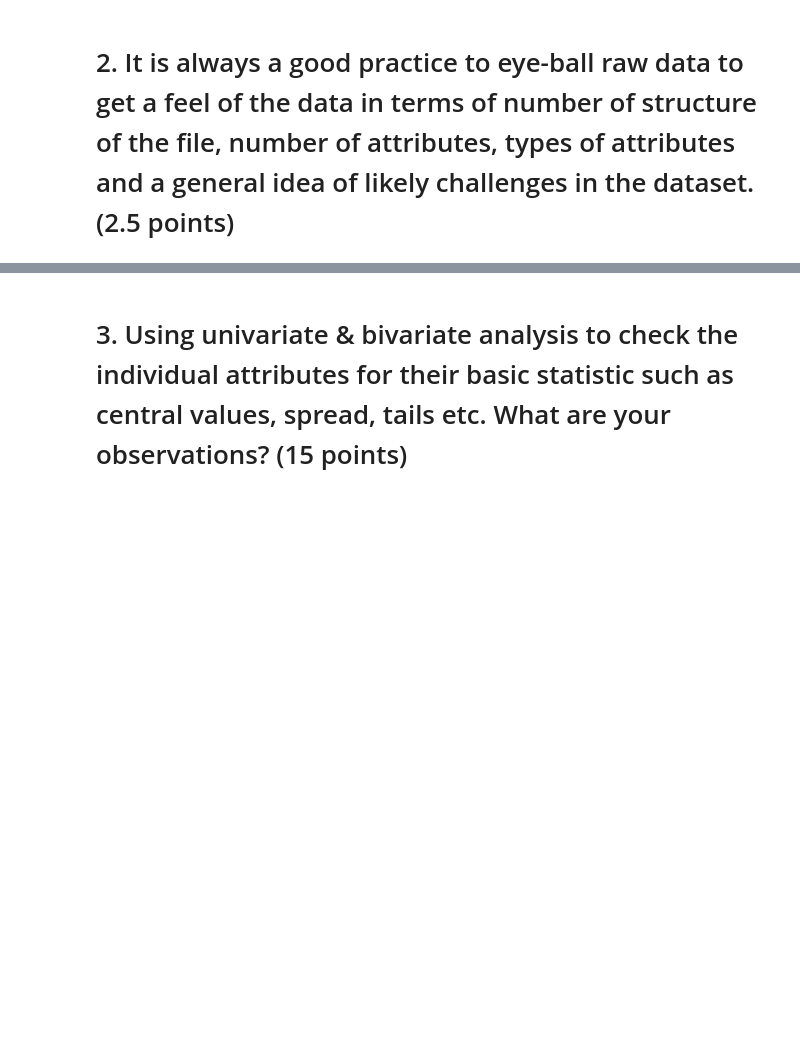
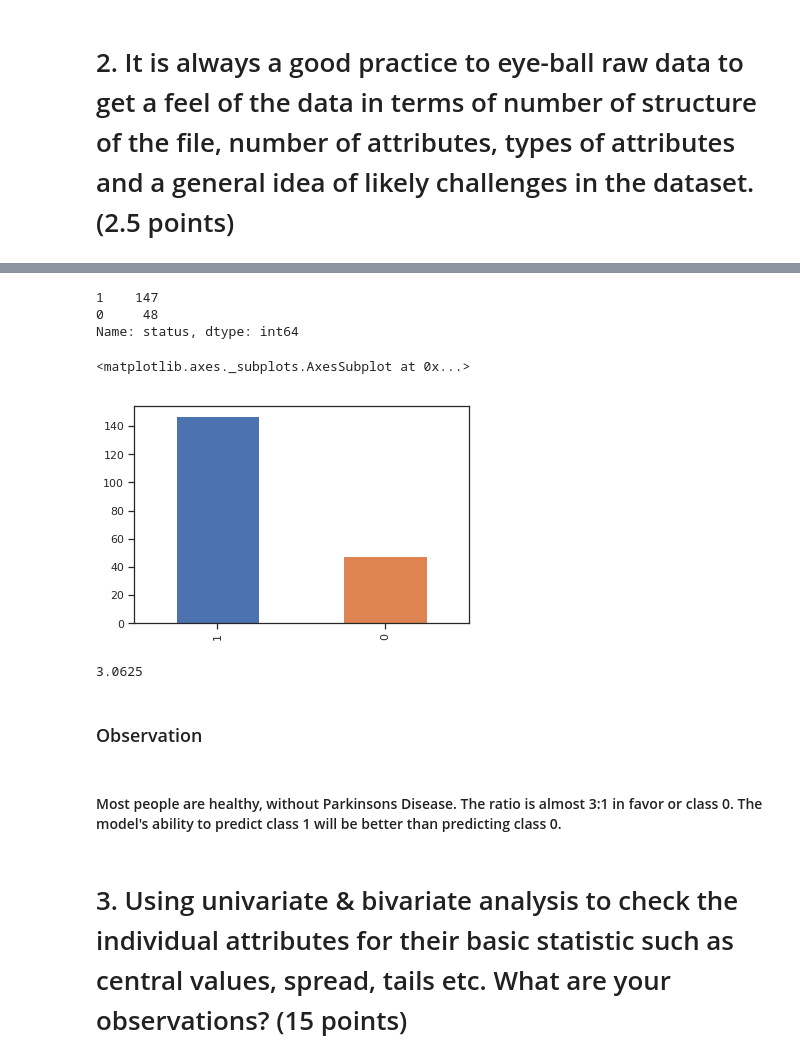
Before and after one commit to GreatLearningAIML1/bangalore-feb-batch-siju-samuel, a Jupyter notebook: R3_Project1_EnsembleTechnique/R3_Project1_EnsembleTechniques.ipynb, the cells around one changed output, grey strips where cells are left out. Saved outputs shown, nothing was run; the diff lists cells and outputs as text; code cells hidden in the pictures; blank space fills up the shorter version.

```diff
--- a/R3_Project1_EnsembleTechnique/R3_Project1_EnsembleTechniques.ipynb
+++ b/R3_Project1_EnsembleTechnique/R3_Project1_EnsembleTechniques.ipynb
@@ -19,0 +37,9 @@ Steps to be followed:
+# %%
+#Import graph plotting libraries
+import matplotlib as mp
+import seaborn as sns
+import matplotlib.pyplot as plt
+%matplotlib inline
+sns.set(style="ticks")
+# %%
+df = pd.read_csv("parkinsons.data")
@@ -22,2 +145,22 @@ Steps to be followed:
+# %%
+x = df['status'].value_counts()
+x
+# %% [output]
+1    147
+0     48
+Name: status, dtype: int64
+# %%
+x.plot.bar()
+# %% [output]
+<matplotlib.axes._subplots.AxesSubplot at 0x...>
+[figure, added]
+# %%
+x[1]/x[0]
+# %% [output]
+3.0625
+# %% [markdown]
+### Observation
+# %% [markdown]
+#### Most people are healthy, without Parkinsons Disease. The ratio is almost 3:1 in favor or class 0.   The model's ability to predict class 1 will be better than predicting class 0.
 # %% [markdown]
 # 3. Using univariate & bivariate analysis to check the individual attributes for their basic statistic such as central values, spread, tails etc. What are your observations? (15 points)
```
Also changed, not shown: parts of 15 cells of this notebook.
